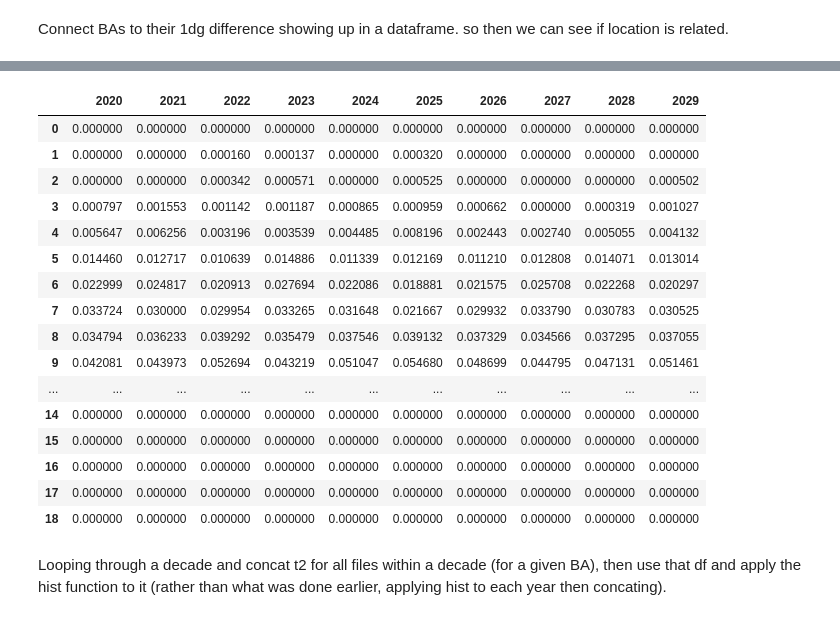
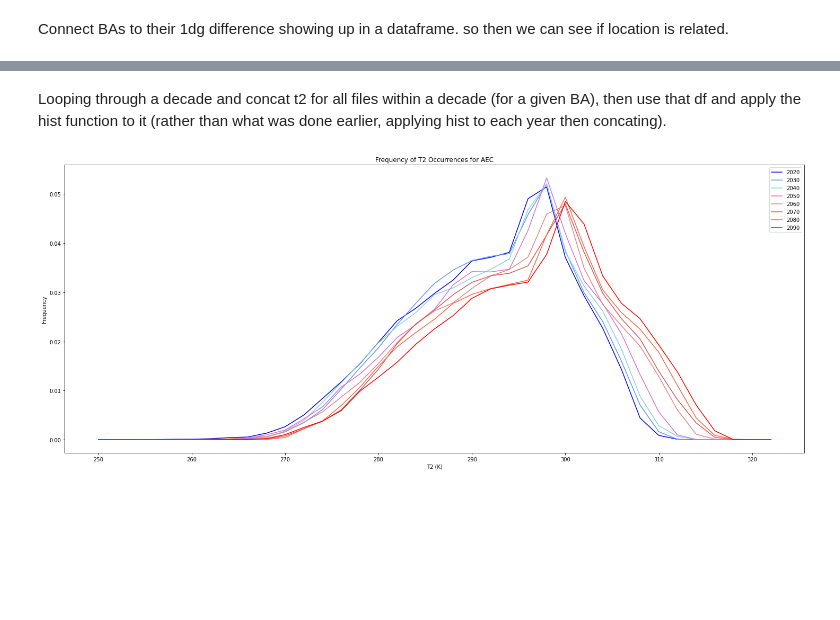
Before and after one commit to IMMM-SFA/misha_code, a Jupyter notebook: historical_means.ipynb, the cells around one changed output, grey strips where cells are left out. Drawn from its saved outputs; the diff is of its cells as text; code cells hidden in the pictures; blank space fills up the shorter version.

Commit message:
finishes BA_decade_plot function

```diff
--- a/historical_means.ipynb
+++ b/historical_means.ipynb
@@ -328,22 +169,2 @@ def BA_hist_plot(input_BA, files_path):
-# %%
-aec_2020 = BA_hist_plot('AEC', 'C:\projects\CONUS_TGW_WRF_SSP585_HOT\CONUS_TGW_WRF_SSP585_HOT')
-# %% [output]
-|  | 2020 | 2021 | 2022 | 2023 | 2024 | 2025 | 2026 | 2027 | 2028 | 2029 |
-| 0 | 0.000000 | 0.000000 | 0.000000 | 0.000000 | 0.000000 | 0.000000 | 0.000000 | 0.000000 | 0.000000 | 0.000000 |
-| 1 | 0.000000 | 0.000000 | 0.000160 | 0.000137 | 0.000000 | 0.000320 | 0.000000 | 0.000000 | 0.000000 | 0.000000 |
-| 2 | 0.000000 | 0.000000 | 0.000342 | 0.000571 | 0.000000 | 0.000525 | 0.000000 | 0.000000 | 0.000000 | 0.000502 |
-| 3 | 0.000797 | 0.001553 | 0.001142 | 0.001187 | 0.000865 | 0.000959 | 0.000662 | 0.000000 | 0.000319 | 0.001027 |
-| 4 | 0.005647 | 0.006256 | 0.003196 | 0.003539 | 0.004485 | 0.008196 | 0.002443 | 0.002740 | 0.005055 | 0.004132 |
-| 5 | 0.014460 | 0.012717 | 0.010639 | 0.014886 | 0.011339 | 0.012169 | 0.011210 | 0.012808 | 0.014071 | 0.013014 |
-| 6 | 0.022999 | 0.024817 | 0.020913 | 0.027694 | 0.022086 | 0.018881 | 0.021575 | 0.025708 | 0.022268 | 0.020297 |
-| 7 | 0.033724 | 0.030000 | 0.029954 | 0.033265 | 0.031648 | 0.021667 | 0.029932 | 0.033790 | 0.030783 | 0.030525 |
-| 8 | 0.034794 | 0.036233 | 0.039292 | 0.035479 | 0.037546 | 0.039132 | 0.037329 | 0.034566 | 0.037295 | 0.037055 |
-| 9 | 0.042081 | 0.043973 | 0.052694 | 0.043219 | 0.051047 | 0.054680 | 0.048699 | 0.044795 | 0.047131 | 0.051461 |
-| ... | ... | ... | ... | ... | ... | ... | ... | ... | ... | ... |
-| 14 | 0.000000 | 0.000000 | 0.000000 | 0.000000 | 0.000000 | 0.000000 | 0.000000 | 0.000000 | 0.000000 | 0.000000 |
-| 15 | 0.000000 | 0.000000 | 0.000000 | 0.000000 | 0.000000 | 0.000000 | 0.000000 | 0.000000 | 0.000000 | 0.000000 |
-| 16 | 0.000000 | 0.000000 | 0.000000 | 0.000000 | 0.000000 | 0.000000 | 0.000000 | 0.000000 | 0.000000 | 0.000000 |
-| 17 | 0.000000 | 0.000000 | 0.000000 | 0.000000 | 0.000000 | 0.000000 | 0.000000 | 0.000000 | 0.000000 | 0.000000 |
-| 18 | 0.000000 | 0.000000 | 0.000000 | 0.000000 | 0.000000 | 0.000000 | 0.000000 | 0.000000 | 0.000000 | 0.000000 |
 # %% [markdown]
 Looping through a decade and concat t2 for all files within a decade (for a given BA), then use that df and apply the hist function to it (rather than what was done earlier, applying hist to each year then concating).
@@ -349,0 +233,30 @@ Looping through a decade and concat t2 for all files within a decade (for a give
+# %%
+def BA_decade_plot(input_BA, files_path): # input input_BA as a string e.g. 'AEC'
+                                          # input files_path as raw string e.g. r'C:\projects\CONUS_TGW_WRF_SSP585_HOT\CONUS_TGW_WRF_SSP585_HOT'
+    # create list of decades to loop through
+    decades = [2020, 2030, 2040, 2050, 2060, 2070, 2080, 2090]
+
+    plt.figure(figsize=(25, 10))
+    list_colors = ['blue', 'cornflowerblue', 'skyblue', 'orchid', 'lightcoral', 'indianred', 'tomato',  'red']
+
+    t2_bins = np.arange(250,325,2)
+
+    # loop through decades, creating a data_chunk of each decade for the input_BA
+    for decade in range(len(decades)):
+        data_decade = data_chunk(decades[decade], files_path, input_BA)
+
+        # plot on line graph
+        plt.plot(t2_bins[0:(t2_bins.size - 1)], data_decade, label = str(decades[decade]), color = list_colors[decade])
+
+    # add information to plot
+    plt.legend(loc = "upper right")
+    plt.xlabel('T2 (K)')
+    plt.title('Frequency of T2 Occurrences for ' + input_BA)
+    plt.ylabel('Frequency')
+    # intuitive colors, red/blue but ensure differentiation
+
+    return
+# %%
+BA_decade_plot('AEC', r'C:\projects\CONUS_TGW_WRF_SSP585_HOT\CONUS_TGW_WRF_SSP585_HOT')
+# %% [output]
+[figure, added]
```
Also changed, not shown: parts of 8 cells of this notebook.
